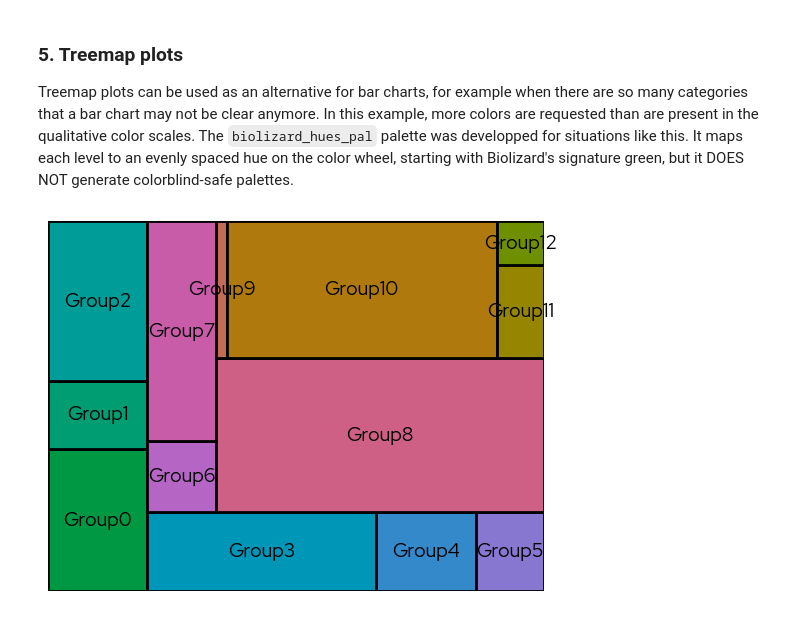
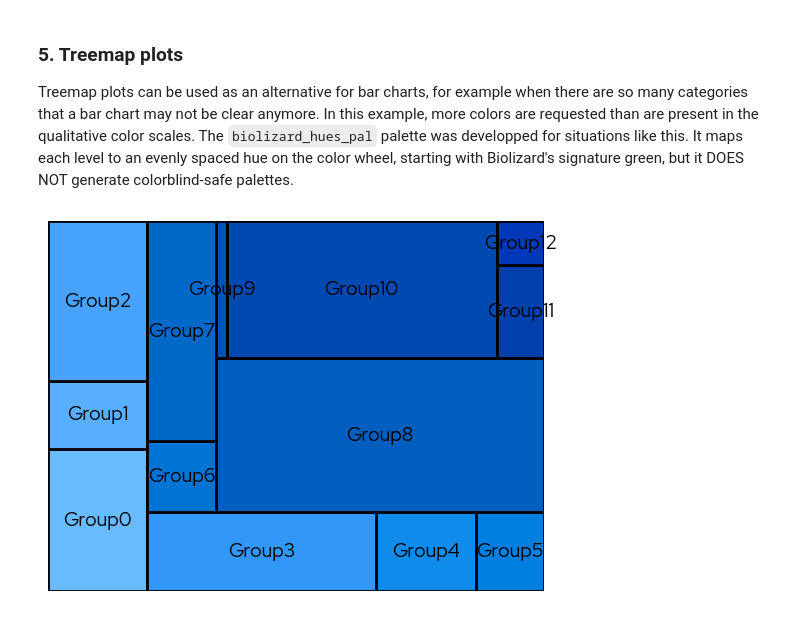
Before and after one commit to lizard-bio/nature-grade-visualization-playground, a Jupyter notebook: BioLizardStylePython/docs/example.ipynb, the cells around one changed output. Drawn from its saved outputs; the diff is of its cells as text; code cells hidden in the pictures.

Commit message:
issue #47: set color cycler to black, add basic colors and adjust docs

```diff
--- a/BioLizardStylePython/docs/example.ipynb
+++ b/BioLizardStylePython/docs/example.ipynb
@@ -461,26 +519,26 @@ In this example, more colors are requested than are present in the qualitative c
 # %%
 import squarify
 
 # Sample data
 values = [250, 120, 280, 320, 140, 95, 87, 270, 896, 25, 654, 78, 37]
 labels = ["Group" + str(i) for i, _ in enumerate(values)]
 
 # take colors at regular intervals across the colormap
-colors = biolizard_hues_pal(np.linspace(0, 1, len(values)))
+colors = biolizard_sequential_pal(np.linspace(0, 1, len(values)))
 
 # Treemap
 squarify.plot(
     sizes=values,
     label=labels,
     color=colors,
-    text_kwargs={"color": "black"},
-    edgecolor="black",
+    text_kwargs={"color": blz_base_text},
+    edgecolor=blz_base_element,
     linewidth=2,
 )
 
 # Remove the axis:
 plt.axis("off")
 
 plt.show()
 # %% [output]
-[figure, old version]
+[figure, new version]
```
Also changed, not shown: parts of 31 cells of this notebook, 6 other files.
